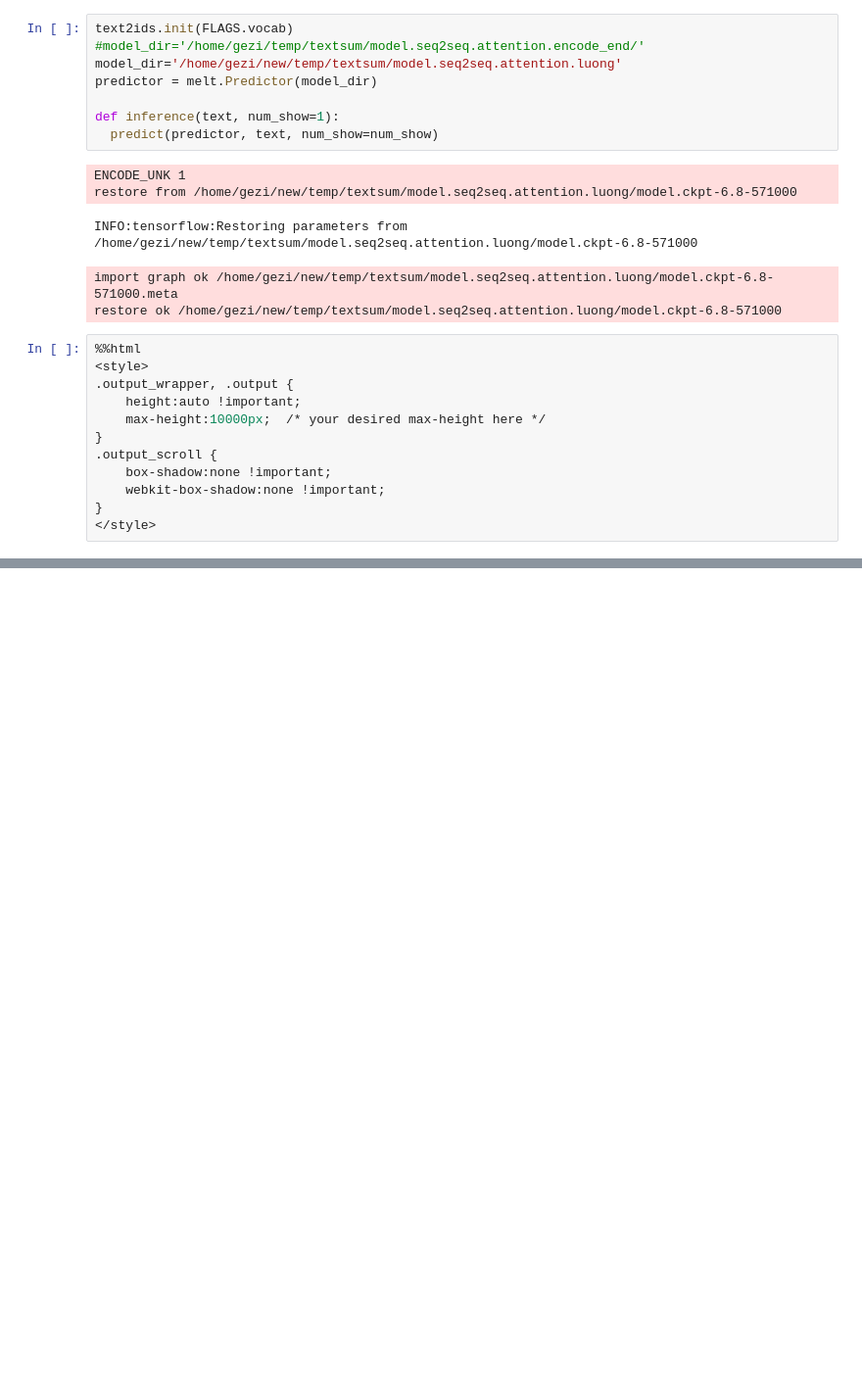
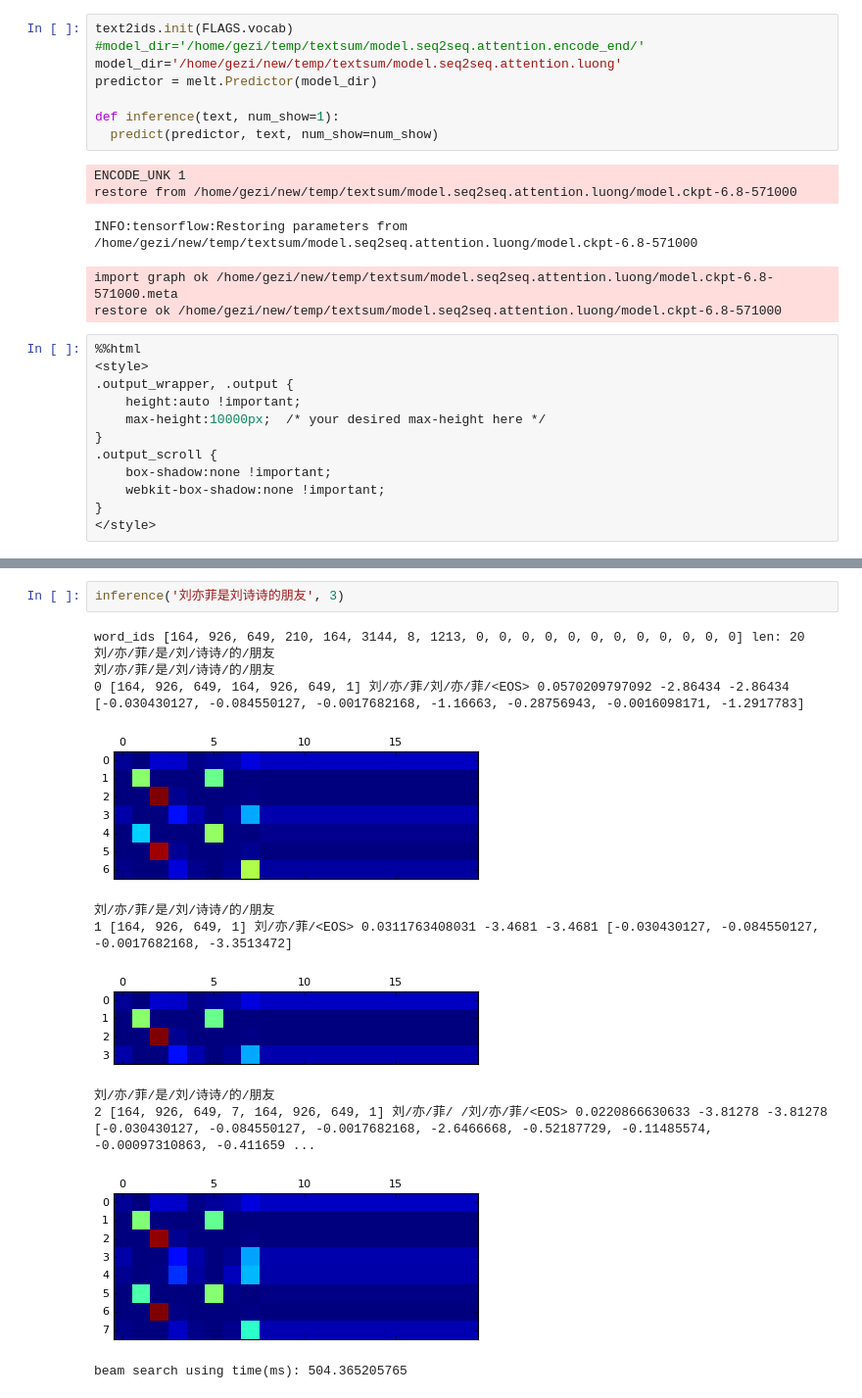
Before and after one commit to buptpriswang/hasky, a Jupyter notebook: deepiu/textsum/inference/visualize-attention-luong.ipynb, the cells around one changed output, grey strips where cells are left out. Shown at 98% size. Cells and saved outputs as stored; diff of their text form; blank space fills up the shorter version.

```diff
--- a/deepiu/textsum/inference/visualize-attention-luong.ipynb
+++ b/deepiu/textsum/inference/visualize-attention-luong.ipynb
@@ -335,0 +348,15 @@ beam search using time(ms): 406.430006027
+# %%
+inference('刘亦菲是刘诗诗的朋友', 3)
+# %% [output]
+word_ids [164, 926, 649, 210, 164, 3144, 8, 1213, 0, 0, 0, 0, 0, 0, 0, 0, 0, 0, 0, 0] len: 20
+刘/亦/菲/是/刘/诗诗/的/朋友
+刘/亦/菲/是/刘/诗诗/的/朋友
+0 [164, 926, 649, 164, 926, 649, 1] 刘/亦/菲/刘/亦/菲/<EOS> 0.0570209797092 -2.86434 -2.86434 [-0.030430127, -0.084550127, -0.0017682168, -1.16663, -0.28756943, -0.0016098171, -1.2917783]
+[figure, added]
+刘/亦/菲/是/刘/诗诗/的/朋友
+1 [164, 926, 649, 1] 刘/亦/菲/<EOS> 0.0311763408031 -3.4681 -3.4681 [-0.030430127, -0.084550127, -0.0017682168, -3.3513472]
+[figure, added]
+刘/亦/菲/是/刘/诗诗/的/朋友
+2 [164, 926, 649, 7, 164, 926, 649, 1] 刘/亦/菲/ /刘/亦/菲/<EOS> 0.0220866630633 -3.81278 -3.81278 [-0.030430127, -0.084550127, -0.0017682168, -2.6466668, -0.52187729, -0.11485574, -0.00097310863, -0.411659 ...
+[figure, added]
+beam search using time(ms): 504.365205765
```
Also changed, not shown: parts of 17 cells of this notebook, 49 other files.
